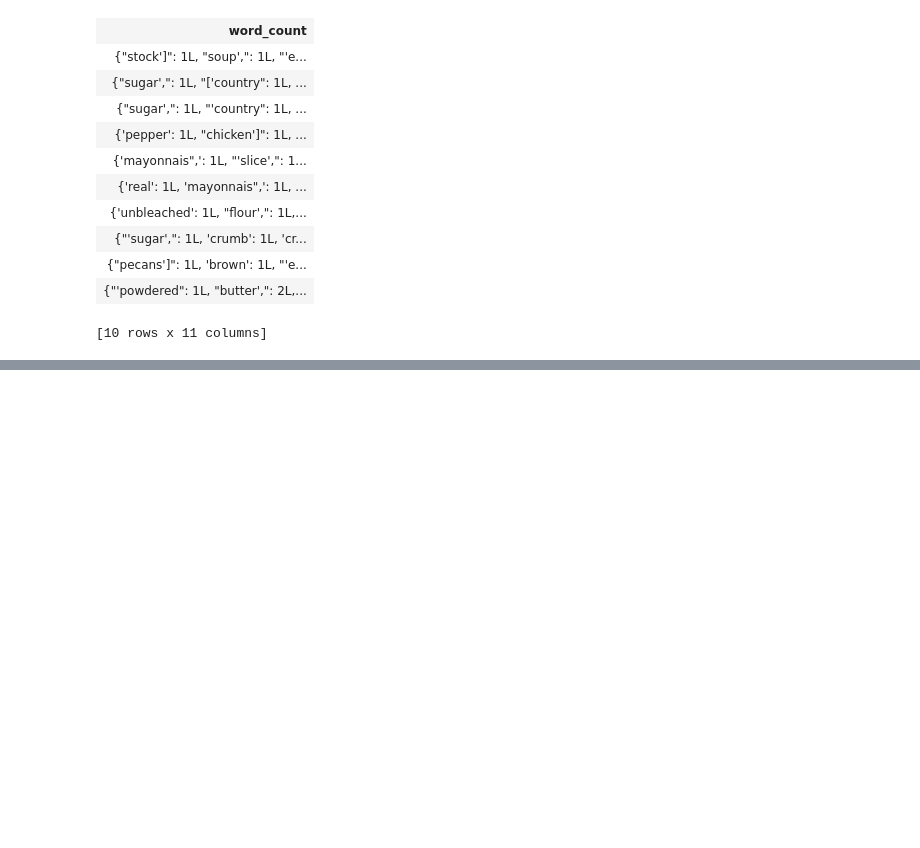
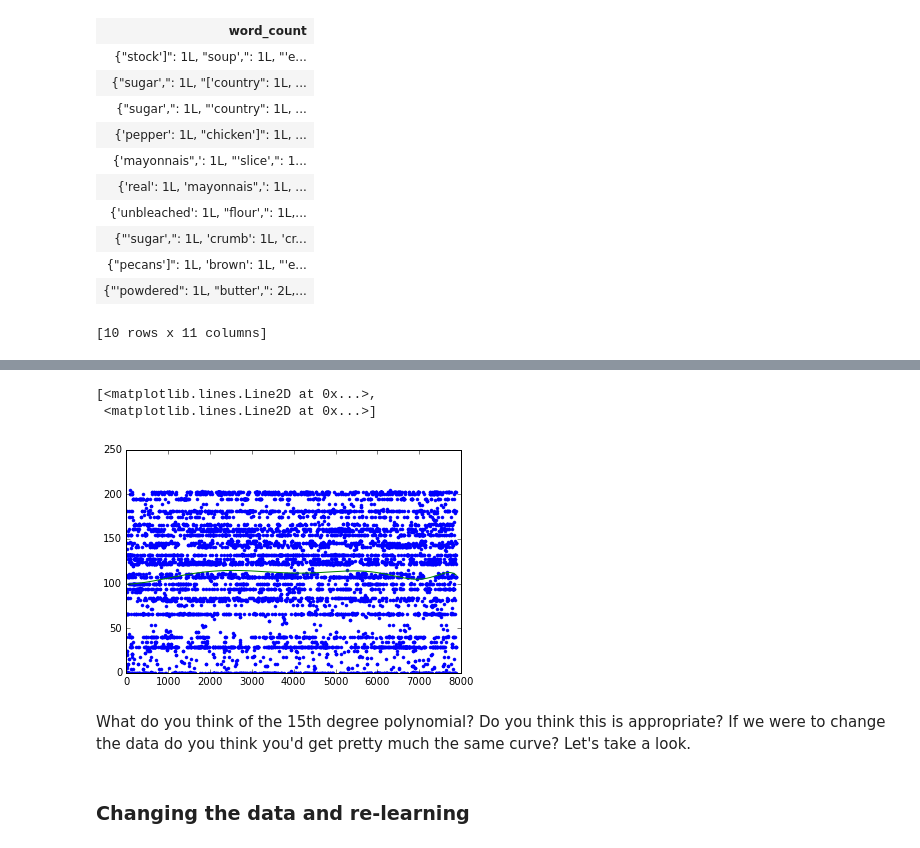
Before and after one commit to ishank62/Intelligent-Refregerator, a Jupyter notebook: Research Project.ipynb, the cells around one changed output, grey strips where cells are left out. Cells and saved outputs as stored; diff of their text form; code cells hidden in the pictures; blank space fills up the shorter version.

```diff
--- a/Research Project.ipynb
+++ b/Research Project.ipynb
@@ -1089,0 +1570,5 @@ cuisine_new.head()
+# %%
+poly15_data = polynomial_sframe(cuisine_newer['ingred_label'], 15)
+poly15_features = poly15_data.column_names() # get the name of the features
+poly15_data['cuisine_label'] = cuisine_newer['cuisine_label'] # add price to the data since it's the target
+model15 = graphlab.linear_regression.create(poly15_data, target = 'cuisine_label', features = poly15_features, validation_set = None)
@@ -1089,0 +1606,11 @@ cuisine_new.head()
+# %%
+plt.plot(poly15_data['power_1'],poly15_data['cuisine_label'],'.',
+        poly15_data['power_1'], model15.predict(poly15_data),'-')
+# %% [output]
+[<matplotlib.lines.Line2D at 0x...>,
+ <matplotlib.lines.Line2D at 0x...>]
+[figure, added]
+# %% [markdown]
+What do you think of the 15th degree polynomial? Do you think this is appropriate? If we were to change the data do you think you'd get pretty much the same curve? Let's take a look.
+# %% [markdown]
+### Changing the data and re-learning
```
Also changed, not shown: parts of 366 cells of this notebook, 1 other file.
